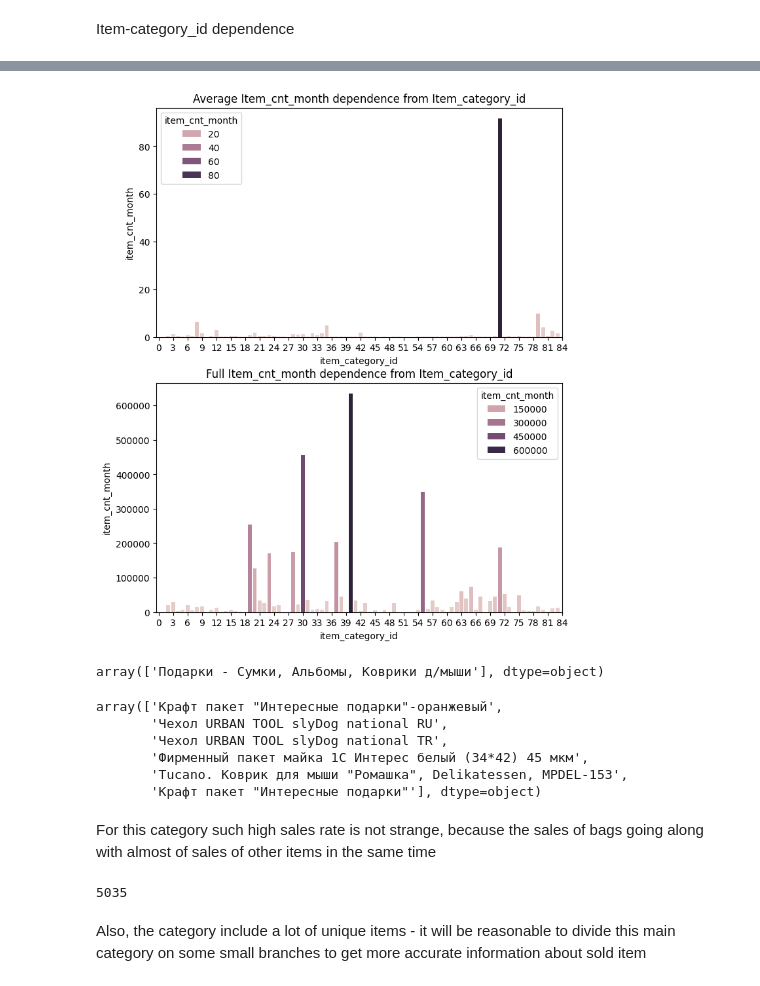
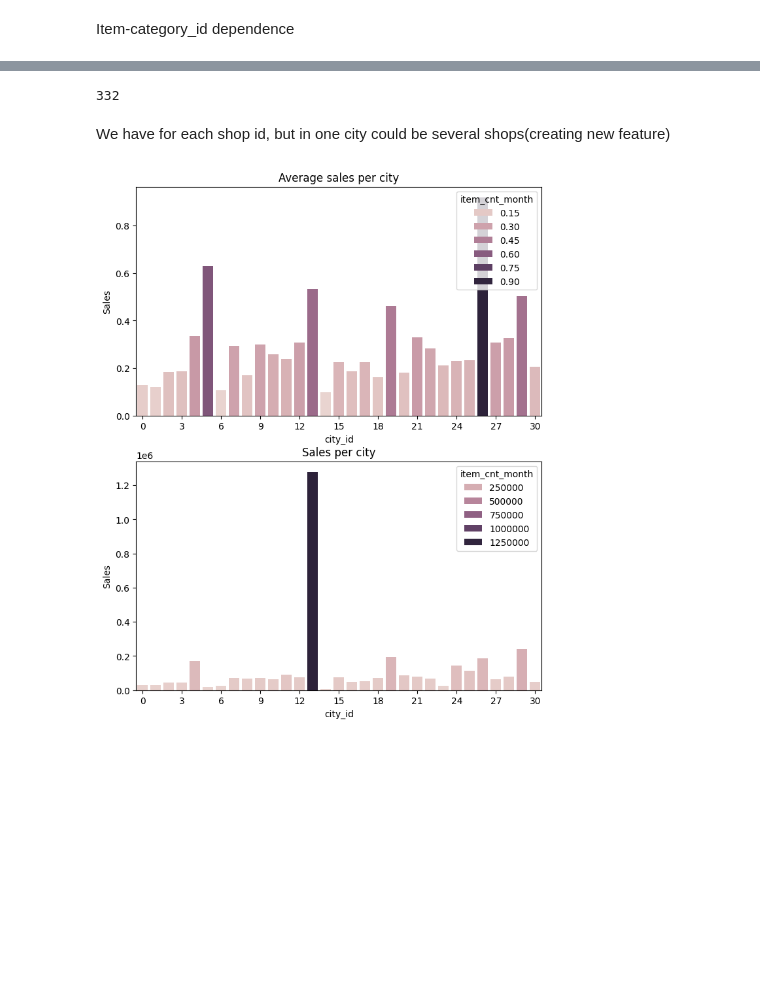
Before and after one commit to YPolina/Trainee, a Jupyter notebook: DS.ipynb, the cells around one changed output, grey strips where cells are left out. Drawn from its saved outputs; the diff is of its cells as text; code cells hidden in the pictures; blank space fills up the shorter version.

```diff
--- a/DS.ipynb
+++ b/DS.ipynb
@@ -462,0 +538,4 @@ Item-category_id dependence
+# %%
+df_items = pd.merge(df_items, df_item_categories, on = 'item_category_id', how = 'left')
+# %%
+df_train = pd.merge(df_train, df_items, on = 'item_id', how = 'left')
@@ -463,34 +559,28 @@ Item-category_id dependence
+# %%
+df_train.loc[df_train.item_category_id == 41]['item_name'].nunique()
+# %% [output]
+332
+# %% [markdown]
+We have for each shop id, but in one city could be several shops(creating new feature)
+# %%
+df_shops['city'] = df_shops['shop_name'].str.split(' ').apply(lambda x: x[0])
+df_shops['city_id'] = encoder.fit_transform(df_shops['city'])
+# %%
+df_train = pd.merge(df_train, df_shops, on = 'shop_id', how = 'left')
 # %%
 figure, ax = plt.subplots(2, 1, figsize = (8,10))
 
-length = len(total_data.groupby('item_category_id').agg({'item_cnt_month': 'mean'})) + 1
+length = len(df_train.groupby('city_id').agg({'item_cnt_month': 'mean'})) + 1
 
-sns.barplot(data = total_data.groupby('item_category_id').agg({'item_cnt_month': 'mean'}), x = 'item_category_id', y = 'item_cnt_month', ax = ax[0], hue = 'item_cnt_month').set_title('Average Item_cnt_month dependence from Item_category_id')
+sns.barplot(data = df_train.groupby('city_id').agg({'item_cnt_month': 'mean'}), x = 'city_id', y = 'item_cnt_month', ax = ax[0], hue = 'item_cnt_month').set_title('Average sales per city')
 
-sns.barplot(data = total_data.groupby('item_category_id').agg({'item_cnt_month': 'sum'}), x = 'item_category_id', y = 'item_cnt_month', ax = ax[1], hue = 'item_cnt_month').set_title('Full Item_cnt_month dependence from Item_category_id')
+sns.barplot(data = df_train.groupby('city_id').agg({'item_cnt_month': 'sum'}), x = 'city_id', y = 'item_cnt_month', ax = ax[1], hue = 'item_cnt_month').set_title('Sales per city')
+
+ax[0].set_ylabel('Sales')
+ax[1].set_ylabel('Sales')
+
 
 plt.setp(ax, xticks=np.arange(0, length, 3), xticklabels=np.arange(0, length, 3),)
 plt.show()
 # %% [output]
-[figure, old version]
+[figure, new version]
-# %%
-total_data.loc[total_data.item_category_id == 71]['item_category_name'].unique()
-# %% [output]
-array(['Подарки - Сумки, Альбомы, Коврики д/мыши'], dtype=object)
-# %%
-total_data.loc[total_data.item_category_id == 71]['item_name'].unique()
-# %% [output]
-array(['Крафт пакет "Интересные подарки"-оранжевый',
-       'Чехол URBAN TOOL slyDog national RU',
-       'Чехол URBAN TOOL slyDog national TR',
-       'Фирменный пакет майка 1С Интерес белый (34*42) 45 мкм',
-       'Tucano. Коврик для мыши "Ромашка", Delikatessen, MPDEL-153',
-       'Крафт пакет "Интересные подарки"'], dtype=object)
-# %% [markdown]
-For this category such high sales rate is not strange, because the sales of bags going along with almost of sales of other items in the same time
-# %%
-total_data.loc[total_data.item_category_id == 40]['item_name'].nunique()
-# %% [output]
-5035
-# %% [markdown]
-Also, the category include a lot of unique items - it will be reasonable to divide this main category on some small branches to get more accurate information about sold item
```
Also changed, not shown: parts of 75 cells of this notebook, 3 other files.
